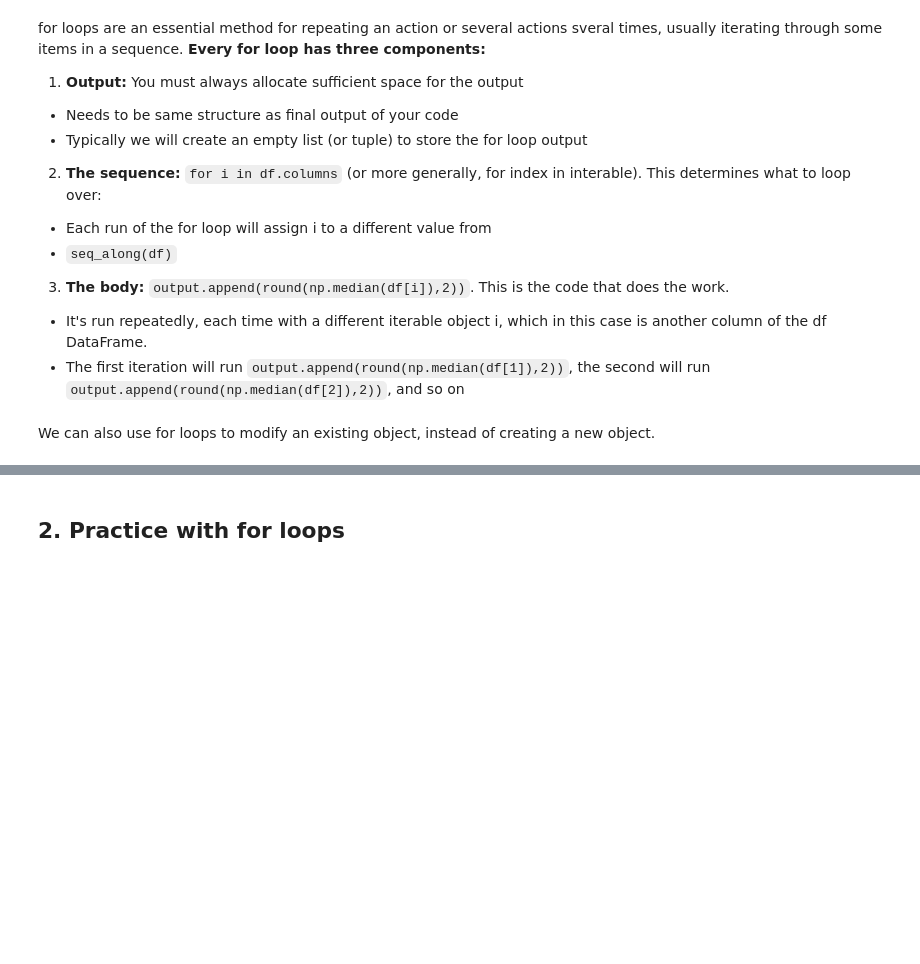
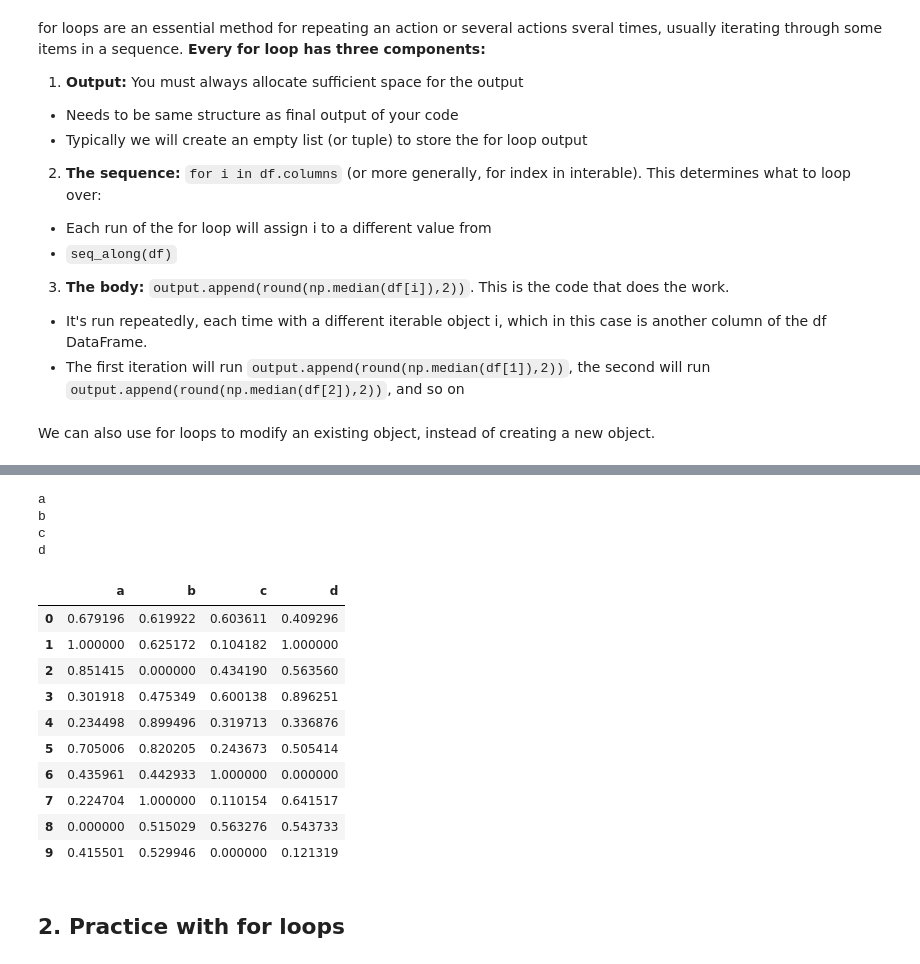
Before and after one commit to QMSS-GR5072-S26/QMSS-GR5072-Spring2026, a Jupyter notebook: Week 6/Programs/week06.ipynb, the cells around one changed output, grey strips where cells are left out. Cells and saved outputs as stored; diff of their text form; code cells hidden in the pictures; blank space fills up the shorter version.

```diff
--- a/Week 6/Programs/week06.ipynb
+++ b/Week 6/Programs/week06.ipynb
@@ -247,13 +257,29 @@ df
 # %%
 # Pro tip: For troubleshooting where your code is failing, you can use explicit print statements.
 # Let's add a string column, which will fail when using the rescale01() function
 df2 = df.copy()
 df2['e'] = [str(i) for i in range(0, 10)]
 type(df2['e'][0])
-for i in df2.columns:
+for i in df.columns:
     print(i) # fails when it gets to string col e
     df2[i] = rescale01(df2[i])  # We are updating/overwriting all columns one at a time with df[i]
 df
+# %% [output]
+a
+b
+c
+d
+|  | a | b | c | d |
+| 0 | 0.679196 | 0.619922 | 0.603611 | 0.409296 |
+| 1 | 1.000000 | 0.625172 | 0.104182 | 1.000000 |
+| 2 | 0.851415 | 0.000000 | 0.434190 | 0.563560 |
+| 3 | 0.301918 | 0.475349 | 0.600138 | 0.896251 |
+| 4 | 0.234498 | 0.899496 | 0.319713 | 0.336876 |
+| 5 | 0.705006 | 0.820205 | 0.243673 | 0.505414 |
+| 6 | 0.435961 | 0.442933 | 1.000000 | 0.000000 |
+| 7 | 0.224704 | 1.000000 | 0.110154 | 0.641517 |
+| 8 | 0.000000 | 0.515029 | 0.563276 | 0.543733 |
+| 9 | 0.415501 | 0.529946 | 0.000000 | 0.121319 |
 # %% [markdown]
 ## 2. Practice with for loops <a class="anchor" id="bullet2"></a>
 # %% [markdown]
```
Also changed, not shown: parts of 28 cells of this notebook, 16 other files.
